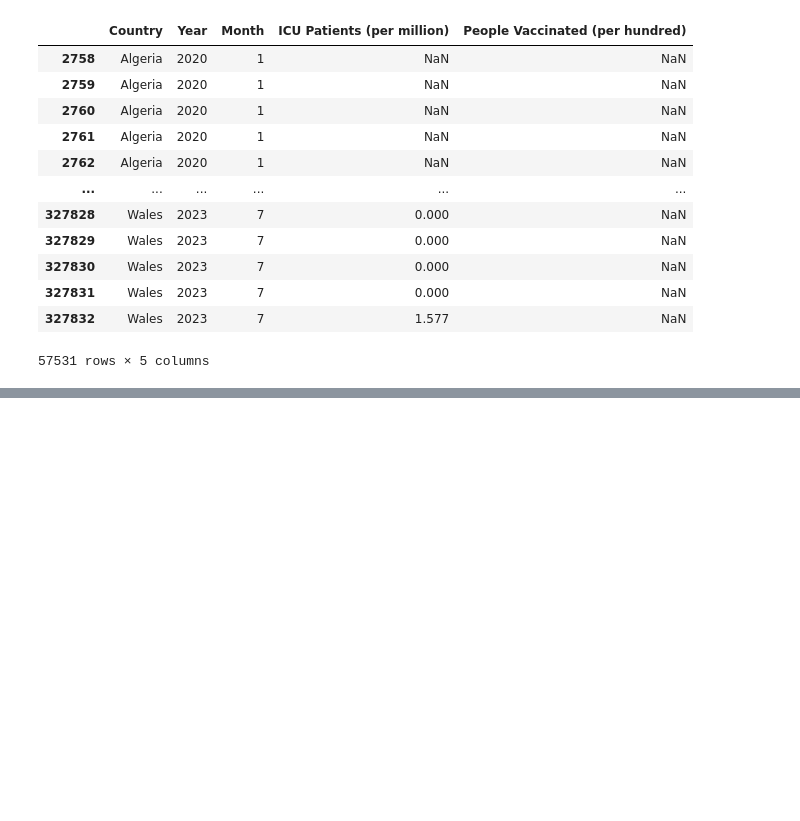
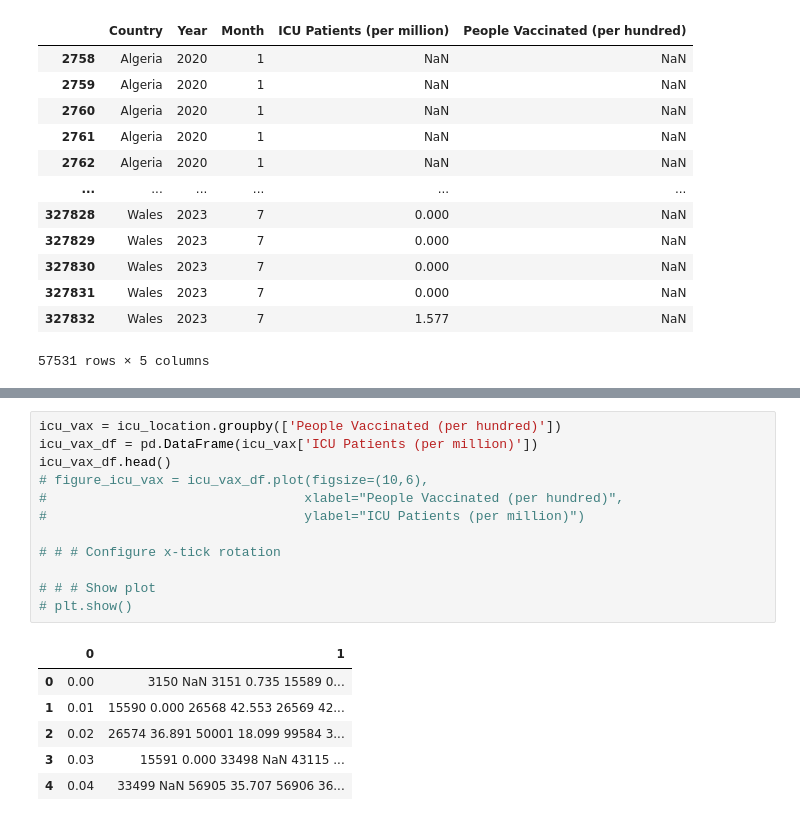
Before and after one commit to ss0ryan0/project1_group7, a Jupyter notebook: Code/project1_group7.ipynb, the cells around one changed output, grey strips where cells are left out. Saved outputs shown, nothing was run; the diff lists cells and outputs as text; blank space fills up the shorter version.

```diff
--- a/Code/project1_group7.ipynb
+++ b/Code/project1_group7.ipynb
@@ -223,0 +241,19 @@ icu_location
+# %%
+icu_vax = icu_location.groupby(['People Vaccinated (per hundred)'])
+icu_vax_df = pd.DataFrame(icu_vax['ICU Patients (per million)'])
+icu_vax_df.head()
+# figure_icu_vax = icu_vax_df.plot(figsize=(10,6),
+#                                 xlabel="People Vaccinated (per hundred)",
+#                                 ylabel="ICU Patients (per million)")
+
+# # # Configure x-tick rotation
+
+# # # Show plot
+# plt.show()
+# %% [output]
+|  | 0 | 1 |
+| 0 | 0.00 | 3150 NaN 3151 0.735 15589 0... |
+| 1 | 0.01 | 15590 0.000 26568 42.553 26569 42... |
+| 2 | 0.02 | 26574 36.891 50001 18.099 99584 3... |
+| 3 | 0.03 | 15591 0.000 33498 NaN 43115 ... |
+| 4 | 0.04 | 33499 NaN 56905 35.707 56906 36... |
```
Also changed, not shown: parts of 4 cells of this notebook, 1 other file.
